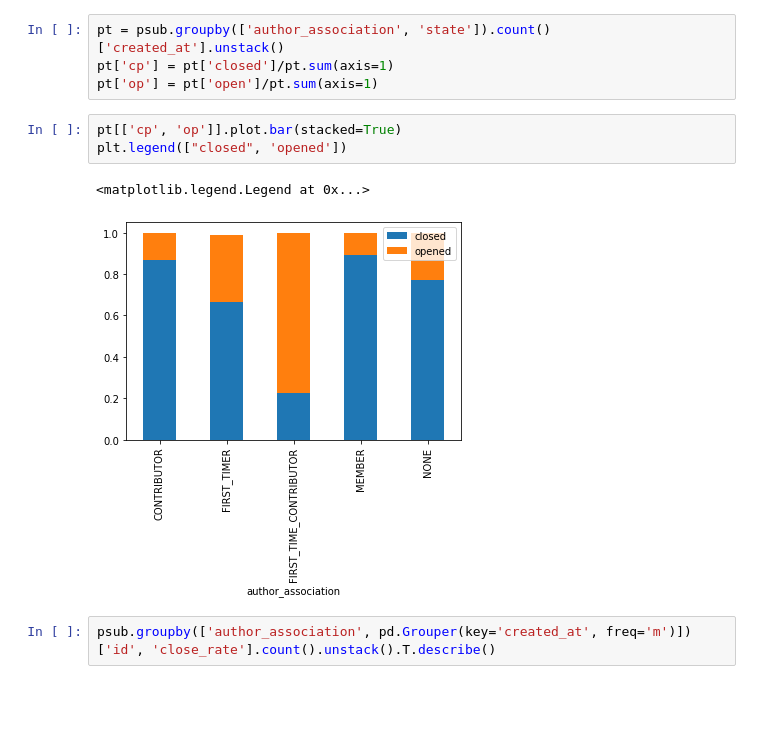
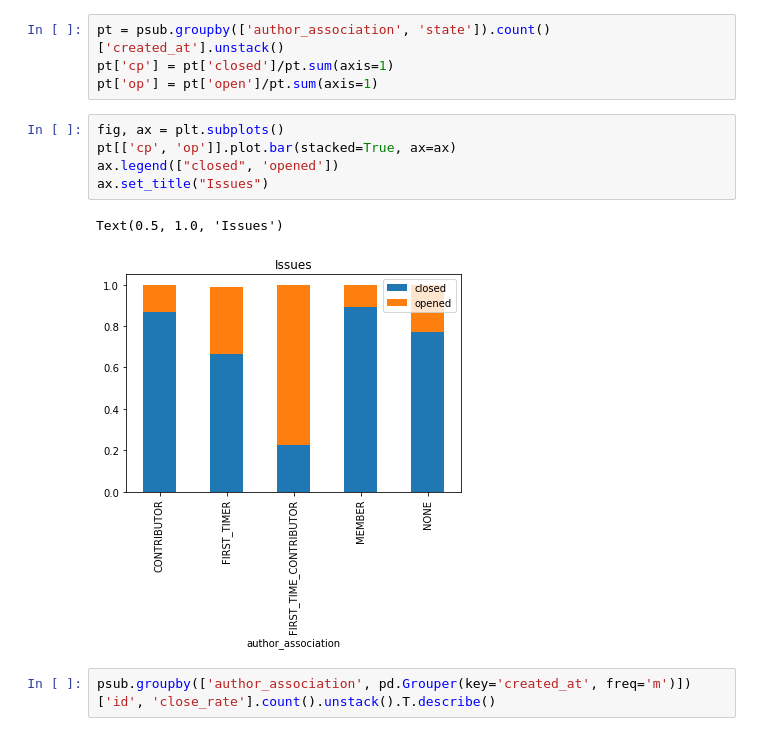
Before and after one commit to story645/scraps, a Jupyter notebook: mpl/issues_a.ipynb, the cells around one changed output. Cells and saved outputs as stored; diff of their text form; blank space fills up the shorter version.

```diff
--- a/mpl/issues_a.ipynb
+++ b/mpl/issues_a.ipynb
@@ -329,11 +329,13 @@ pt = psub.groupby(['author_association', 'state']).count()['created_at'].unstack
 pt['cp'] = pt['closed']/pt.sum(axis=1)
 pt['op'] = pt['open']/pt.sum(axis=1)
 # %%
-pt[['cp', 'op']].plot.bar(stacked=True)
-plt.legend(["closed", 'opened'])
+fig, ax = plt.subplots()
+pt[['cp', 'op']].plot.bar(stacked=True, ax=ax)
+ax.legend(["closed", 'opened'])
+ax.set_title("Issues")
 # %% [output]
-<matplotlib.legend.Legend at 0x...>
+Text(0.5, 1.0, 'Issues')
-[figure, old version]
+[figure, new version]
 # %%
 psub.groupby(['author_association', pd.Grouper(key='created_at', freq='m')])['id', 'close_rate'].count().unstack().T.describe()
 # %% [output]
```
Also changed, not shown: parts of 8 cells of this notebook, 2 other files.
